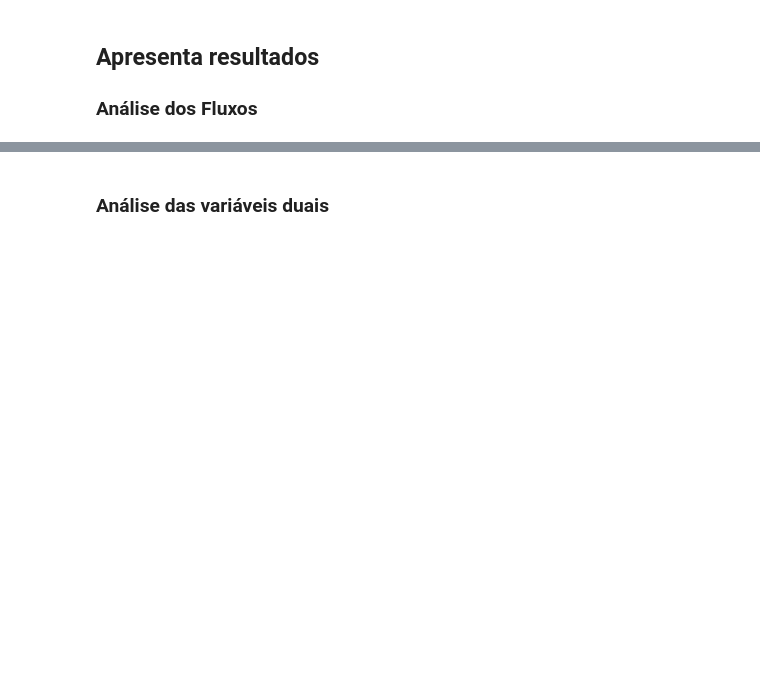
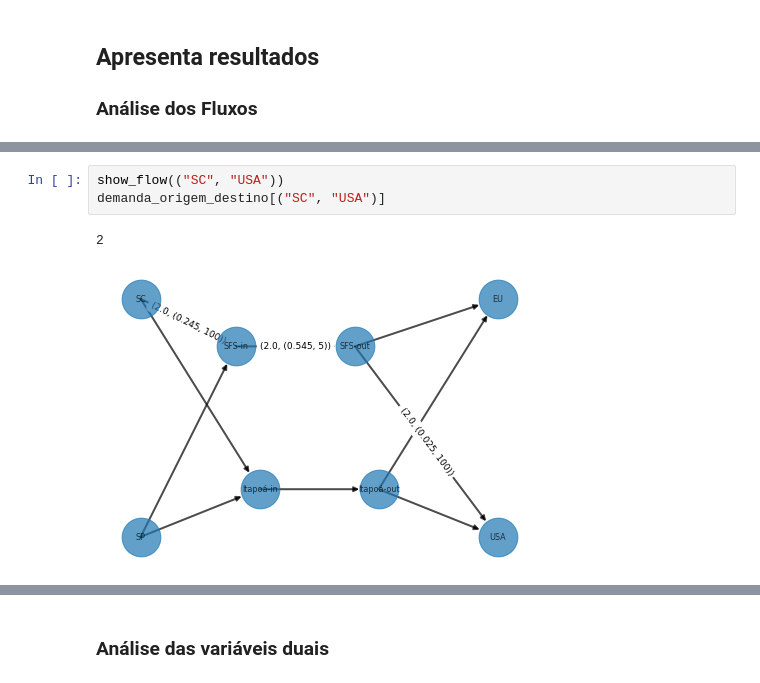
Before and after one commit to evpinheiro/competition-studies, a Jupyter notebook: EstudosConcorrencial.ipynb, the cells around one changed output, grey strips where cells are left out. Saved outputs shown, nothing was run; the diff lists cells and outputs as text; blank space fills up the shorter version.

```diff
--- a/EstudosConcorrencial.ipynb
+++ b/EstudosConcorrencial.ipynb
@@ -203,0 +259,6 @@ modelo.display()
+# %%
+show_flow(("SC", "USA"))
+demanda_origem_destino[("SC", "USA")]
+# %% [output]
+2
+[figure, added]
```
Also changed, not shown: parts of 22 cells of this notebook.
